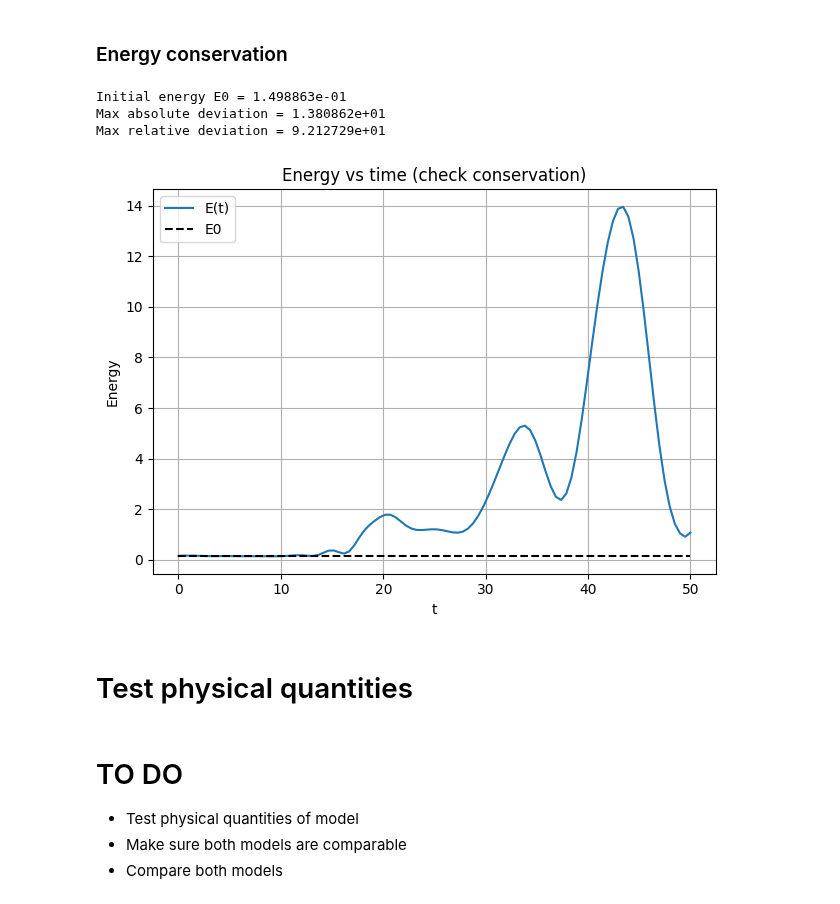
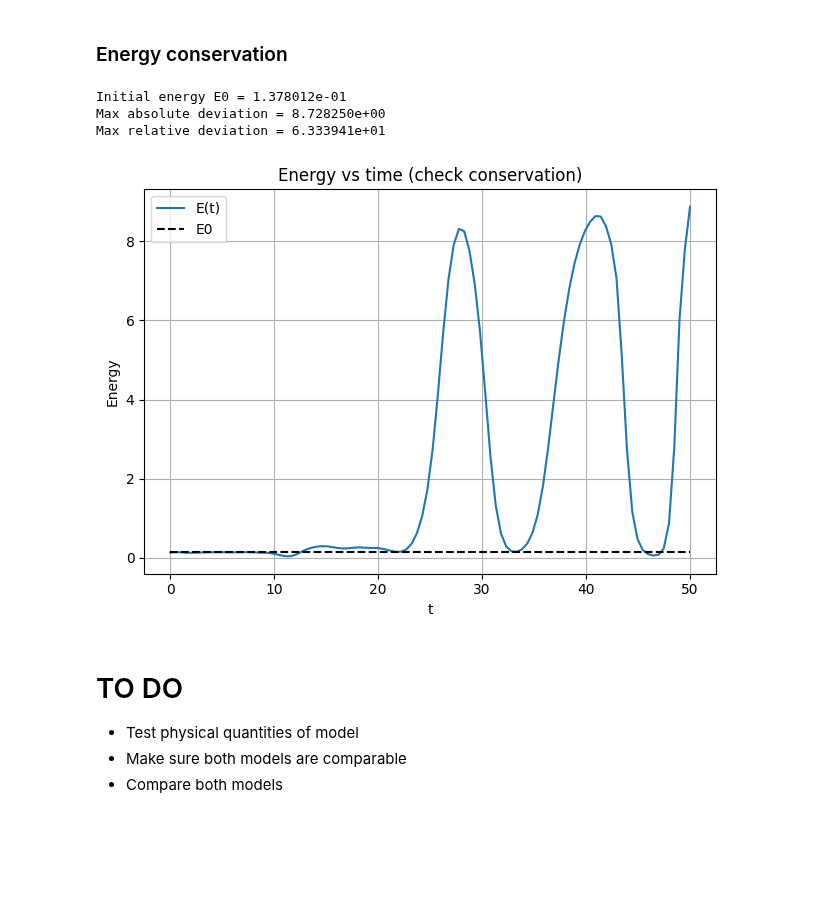
Before and after one commit to gvansan/Machine-learning-project, a Jupyter notebook: Harmonic Oscillator.ipynb, the cells around one changed output. Drawn from its saved outputs; the diff is of its cells as text; code cells hidden in the pictures; blank space fills up the shorter version.

```diff
--- a/Harmonic Oscillator.ipynb
+++ b/Harmonic Oscillator.ipynb
@@ -293,6 +304,7 @@ loss_opt_bayes = evaluate_harmonic(model_optimized_bayes, data=val_data)
 
 if loss_opt_rand < loss_opt_bayes:
     best_params, best_loss = min(results_opt_rand, key=lambda x: x[1])
+    best_model = model_optimized_rand
 else:
     best_params = study.best_params
     best_params = {
@@ -300,7 +312,8 @@ else:
     'hidden_sizes': hidden_sizes_opt_bayes,
     'activation': best_params['activation'],
     'lr': best_params['lr']
-}
+    }
+    best_model = model_optimized_bayes
 
 print(f"The validation loss on the Random optimization is {loss_opt_rand}")
 print(f"The validation loss on the Bayesian optimization is {loss_opt_bayes}")
@@ -471,9 +483,9 @@ plt.show()
 train_generalization, validation_generalization, test_generalization = create_trainig_validation_test_set(harmonic_osc, (0, 50), 100, 1, [0.5, 0.2, 0.3], "RK45", device=device, seed=0)
 # test dataset bayes
 X = test_generalization["X"]
-y_pred_bayes_generalization = model_optimized_bayes(X).squeeze(-1)
+y_pred_generalization = best_model(X).squeeze(-1)
 
 
-test_loss_bayes_generalization = evaluate_harmonic(model_optimized_bayes, data=test_generalization)
+test_loss_bayes_generalization = evaluate_harmonic(best_model, data=test_generalization)
 print(f"Test Loss Random optimization: {test_loss_bayes_generalization:.4f}")
 # %% [output]
@@ -533,44 +545,42 @@ plt.show()
 n = 0  # choose trajectory index
 
 # Position
-x = y_pred_bayes_generalization[n].detach().cpu().numpy()
+x = y_pred_generalization[n].detach().cpu().numpy()
 
 # Time
 t = test_generalization["t_tensor"][n].detach().cpu().numpy()
 
 # Velocity via finite difference
 v = np.gradient(x, t)
 
 #Energy conservation (check on generalized data)
 E_t = 0.5 * v**2 + 0.5 * float(w) * x**2
 E0 = E_t[0]
 
 # diagnostics
 abs_dev = np.max(np.abs(E_t - E0))
 rel_dev = np.max(np.abs((E_t - E0) / E0))
 
 print(f"Initial energy E0 = {E0:.6e}")
 print(f"Max absolute deviation = {abs_dev:.6e}")
 print(f"Max relative deviation = {rel_dev:.6e}")
 
 plt.plot(test_generalization["t_tensor"][n], E_t, label='E(t)')
 plt.hlines(E0, sol.t[0], sol.t[-1], colors='k', linestyles='dashed', label='E0')
 #plt.ylim(0,2)
 plt.xlabel('t')
 plt.ylabel('Energy')
 plt.title('Energy vs time (check conservation)')
 plt.legend()
 plt.grid(True)
 
 plt.tight_layout()
 plt.show()
 # %% [output]
-Initial energy E0 = 1.498863e-01
-Max absolute deviation = 1.380862e+01
-Max relative deviation = 9.212729e+01
+Initial energy E0 = 1.378012e-01
+Max absolute deviation = 8.728250e+00
+Max relative deviation = 6.333941e+01
-[figure, old version]
+[figure, new version]
-# %% [markdown]
-# Test physical quantities
 # %% [markdown]
 # TO DO
 
```
Also changed, not shown: parts of 13 cells of this notebook.
